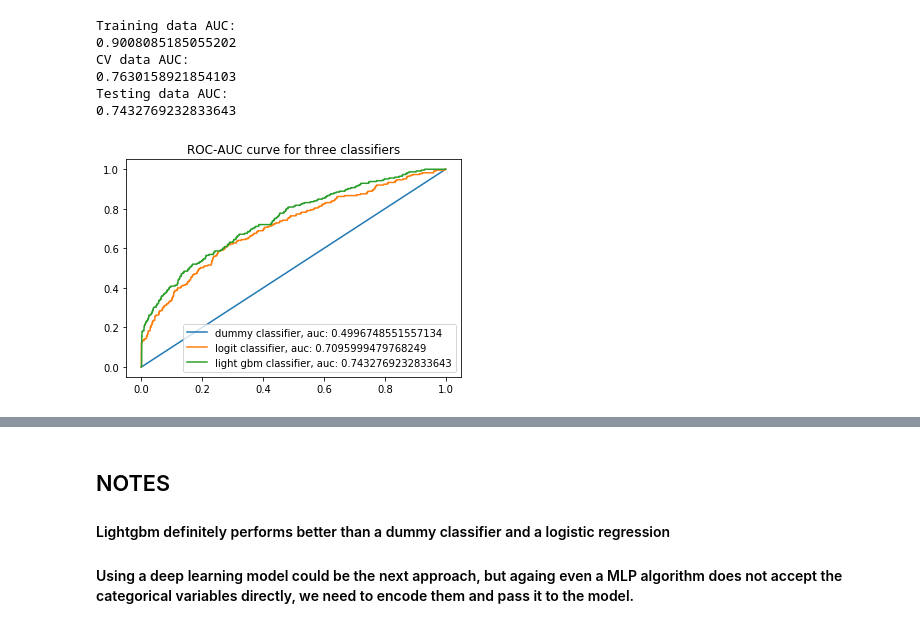
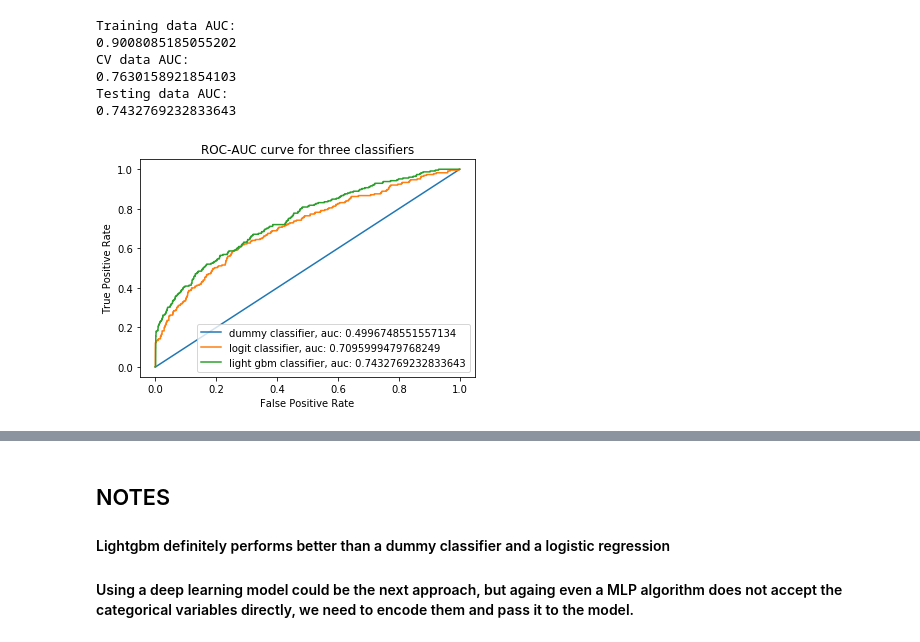
Before and after one commit to SaiKrishnaBala/lightgbm_exp, a Jupyter notebook: classify_data.ipynb, the cells around one changed output, grey strips where cells are left out. Cells and saved outputs as stored; diff of their text form; code cells hidden in the pictures.

Commit message:
updating AUC graph

```diff
--- a/classify_data.ipynb
+++ b/classify_data.ipynb
@@ -557,11 +557,13 @@ Testing data AUC:
 # %%
 plt.title('ROC-AUC curve for three classifiers')
 for classifier in Metrics.keys():
     plt.plot(Metrics[classifier]['fpr'], Metrics[classifier]['tpr'], label=Metrics[classifier]['label'])
+plt.xlabel('False Positive Rate')
+plt.ylabel('True Positive Rate')
 plt.legend()
 plt.show()
 # %% [output]
-[figure, old version]
+[figure, new version]
 # %%
 Metrics
 # %% [output]
```
